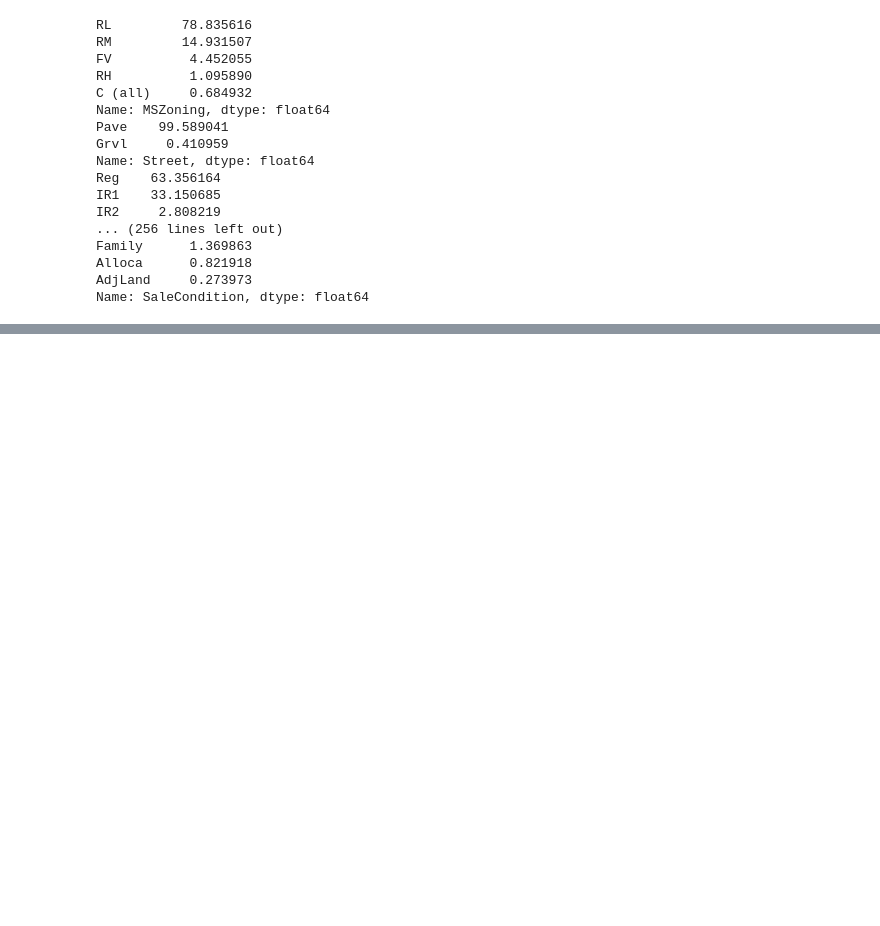
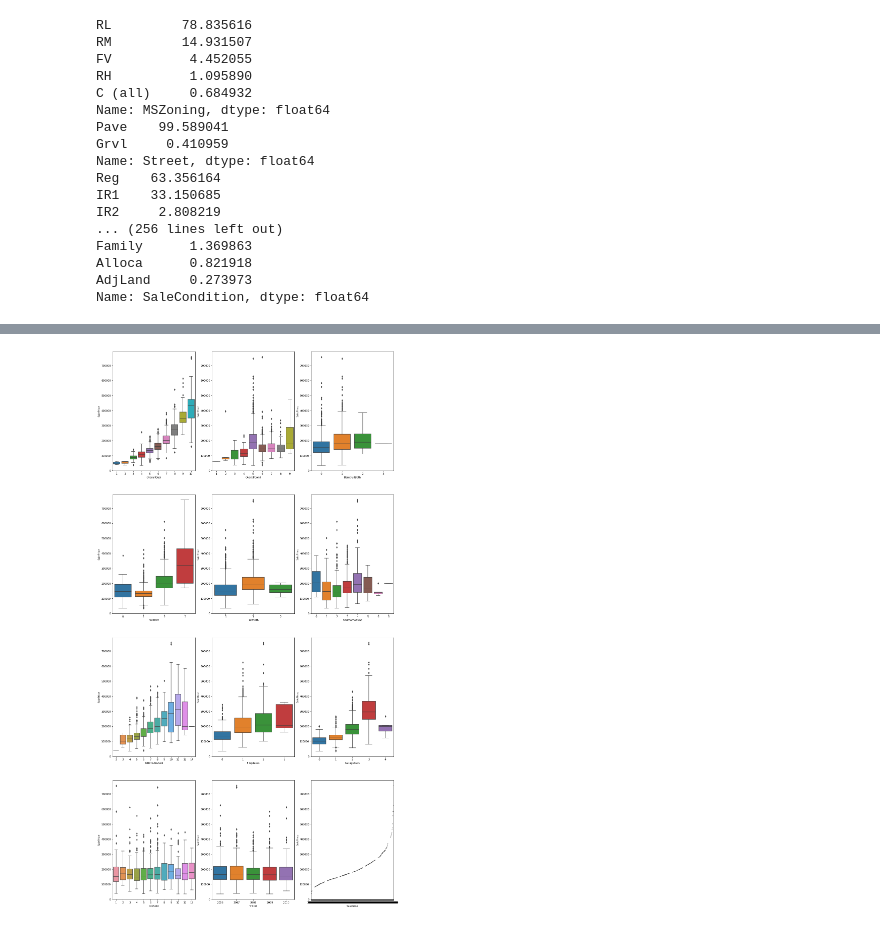
Before and after one commit to daianeklein/House-Prices-advRegressionTechniques, a Jupyter notebook: Adv-House-Prediction.ipynb, the cells around one changed output, grey strips where cells are left out. Drawn from its saved outputs; the diff is of its cells as text; code cells hidden in the pictures; blank space fills up the shorter version.

```diff
--- a/Adv-House-Prediction.ipynb
+++ b/Adv-House-Prediction.ipynb
@@ -281,0 +334,12 @@ for d in aux:
+# %%
+aux = num_attributes[['OverallQual', 'OverallCond', 'BsmtFullBath', 'FullBath', 'HalfBath', 'BedroomAbvGr',
+                      'TotRmsAbvGrd', 'Fireplaces', 'GarageCars', 'MoSold', 'YrSold', 'SalePrice']]
+
+plt.figure(figsize = (20,40 ))
+x = 1
+for d in aux:
+    plt.subplot(4, 3, x)
+    sns.boxplot(data = aux, x = d, y = 'SalePrice')
+    x += 1
+# %% [output]
+[figure, added]
```
Also changed, not shown: parts of 35 cells of this notebook.
